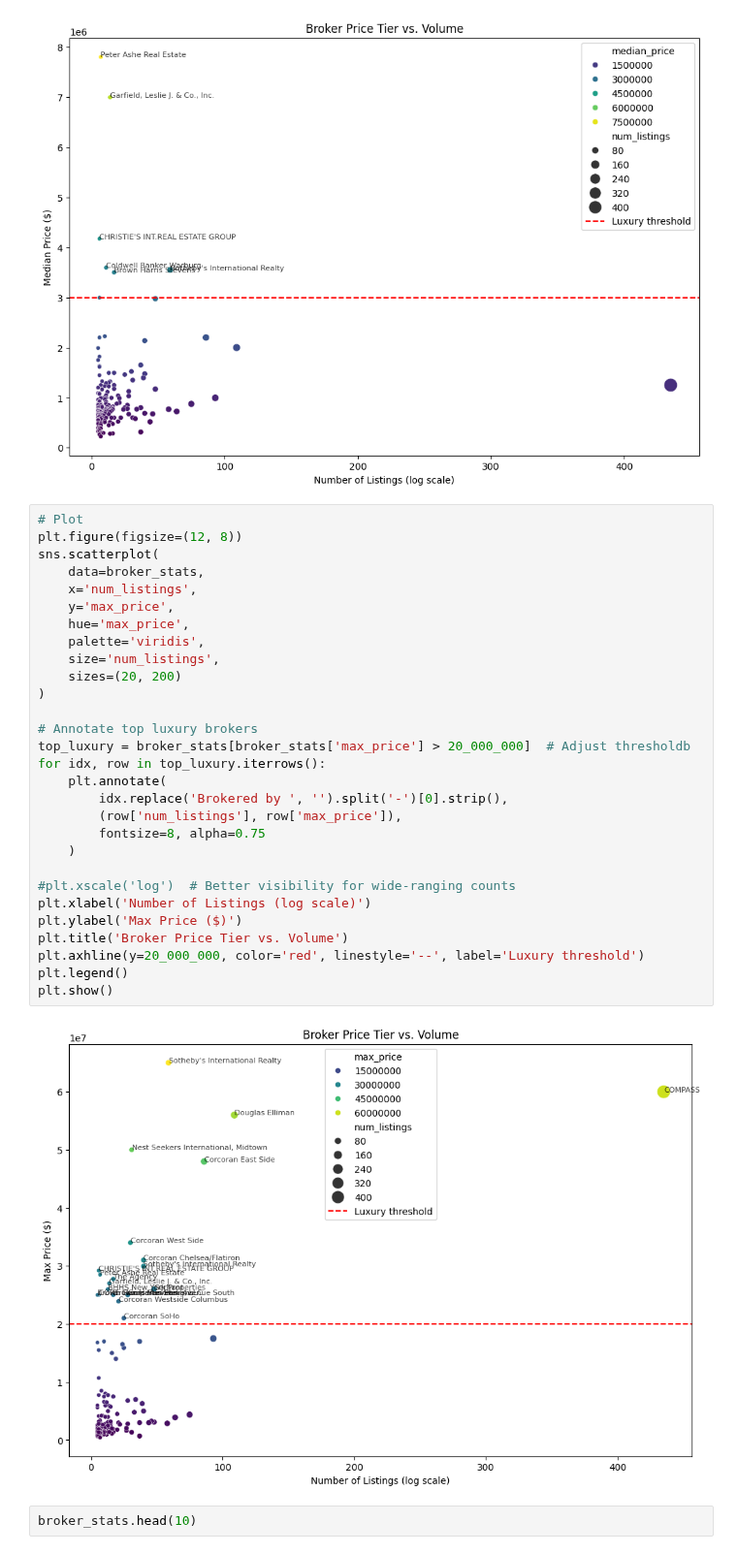
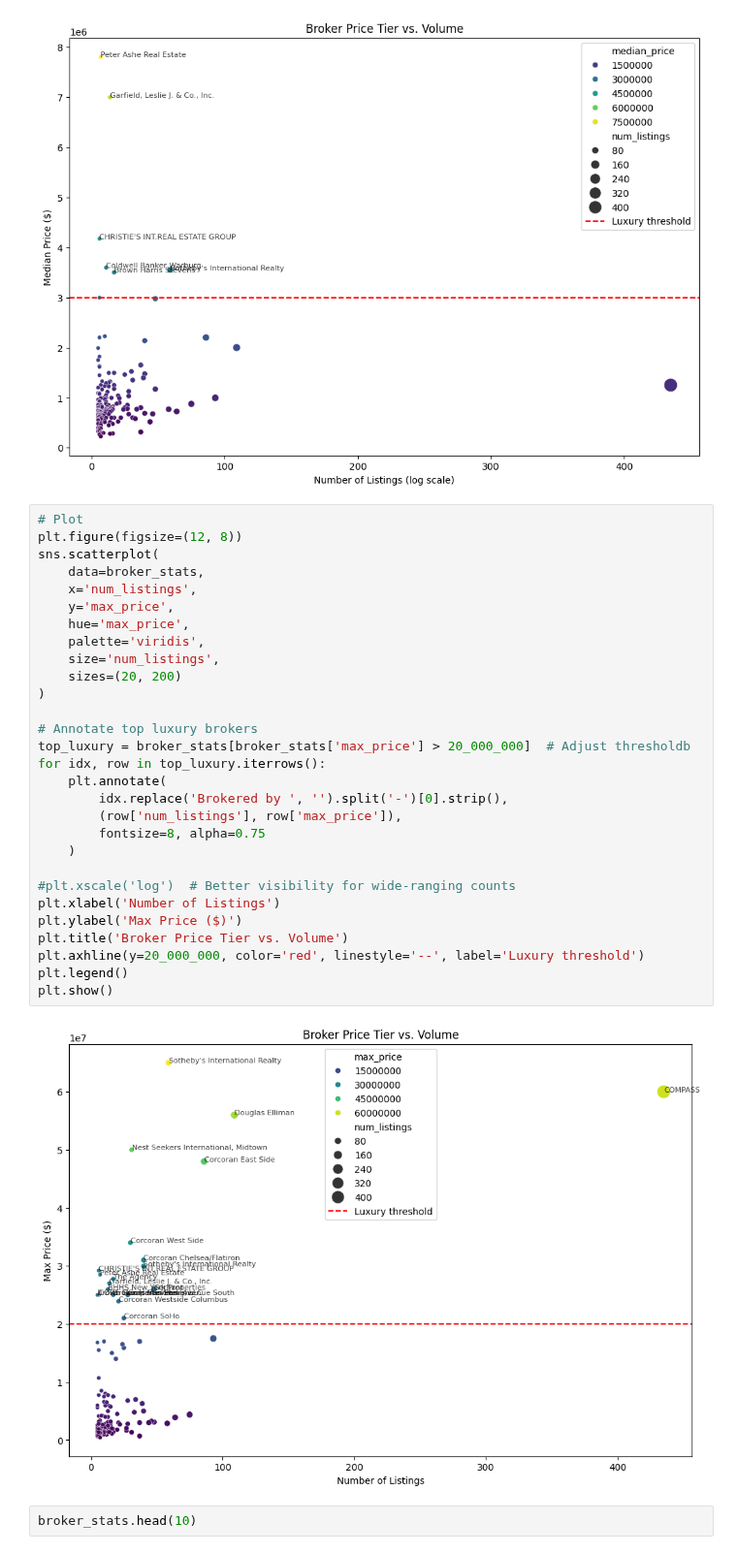
Before and after one commit to codekot/nyc-housing-project, a Jupyter notebook: notebooks/nyc_2024.ipynb, the cells around one changed output. Shown at 97% size. Cells and saved outputs as stored; diff of their text form.

```diff
--- a/notebooks/nyc_2024.ipynb
+++ b/notebooks/nyc_2024.ipynb
@@ -458,34 +458,34 @@ plt.show()
 # %%
 # Plot
 plt.figure(figsize=(12, 8))
 sns.scatterplot(
     data=broker_stats,
     x='num_listings',
     y='max_price',
     hue='max_price',
     palette='viridis',
     size='num_listings',
     sizes=(20, 200)
 )
 
 # Annotate top luxury brokers
 top_luxury = broker_stats[broker_stats['max_price'] > 20_000_000]  # Adjust thresholdb
 for idx, row in top_luxury.iterrows():
     plt.annotate(
         idx.replace('Brokered by ', '').split('-')[0].strip(),
         (row['num_listings'], row['max_price']),
         fontsize=8, alpha=0.75
     )
 
 #plt.xscale('log')  # Better visibility for wide-ranging counts
-plt.xlabel('Number of Listings (log scale)')
+plt.xlabel('Number of Listings')
 plt.ylabel('Max Price ($)')
 plt.title('Broker Price Tier vs. Volume')
 plt.axhline(y=20_000_000, color='red', linestyle='--', label='Luxury threshold')
 plt.legend()
 plt.show()
 # %% [output]
-[figure, old version]
+[figure, new version]
 # %%
 broker_stats.head(10)
 # %% [output]
```
Also changed, not shown: parts of 14 cells of this notebook.
